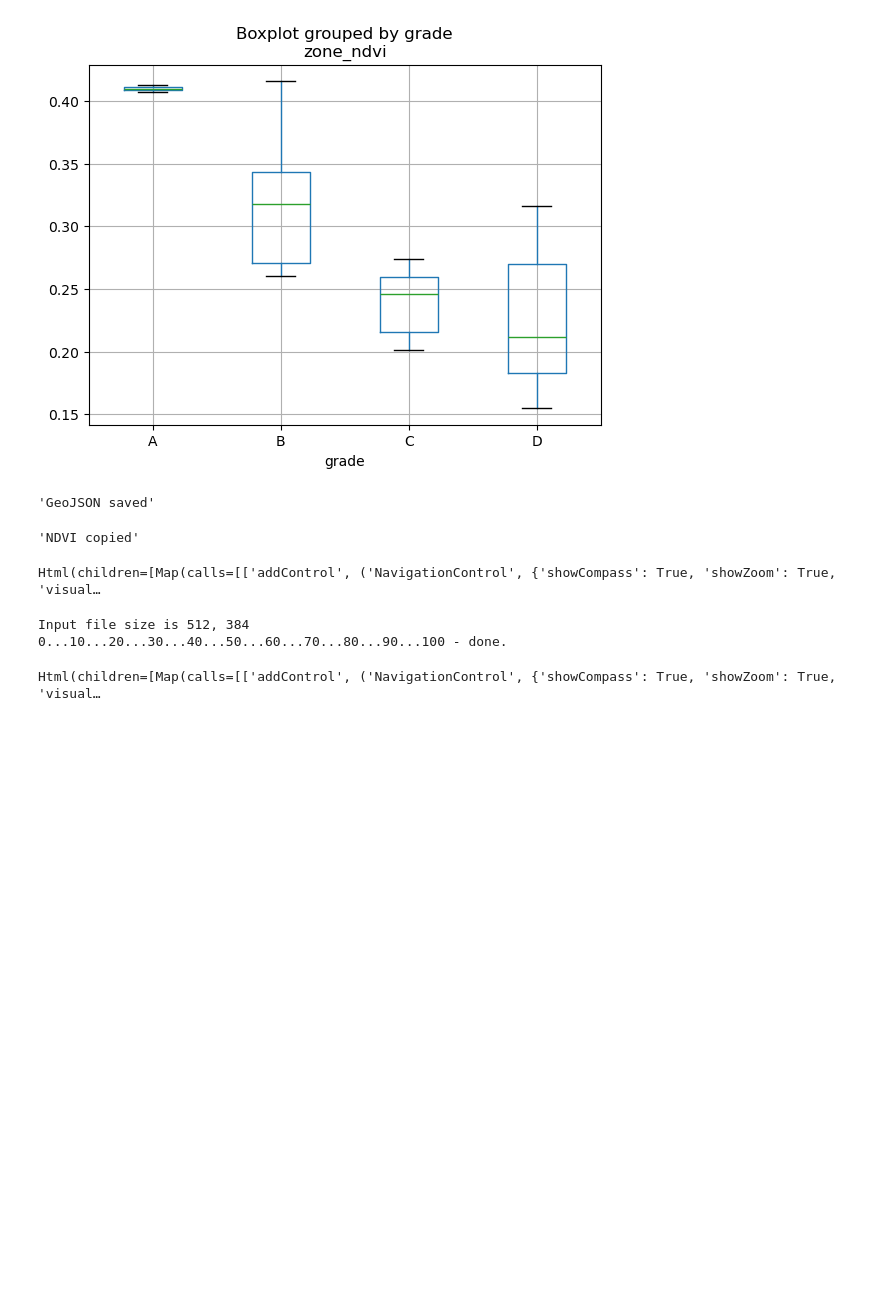
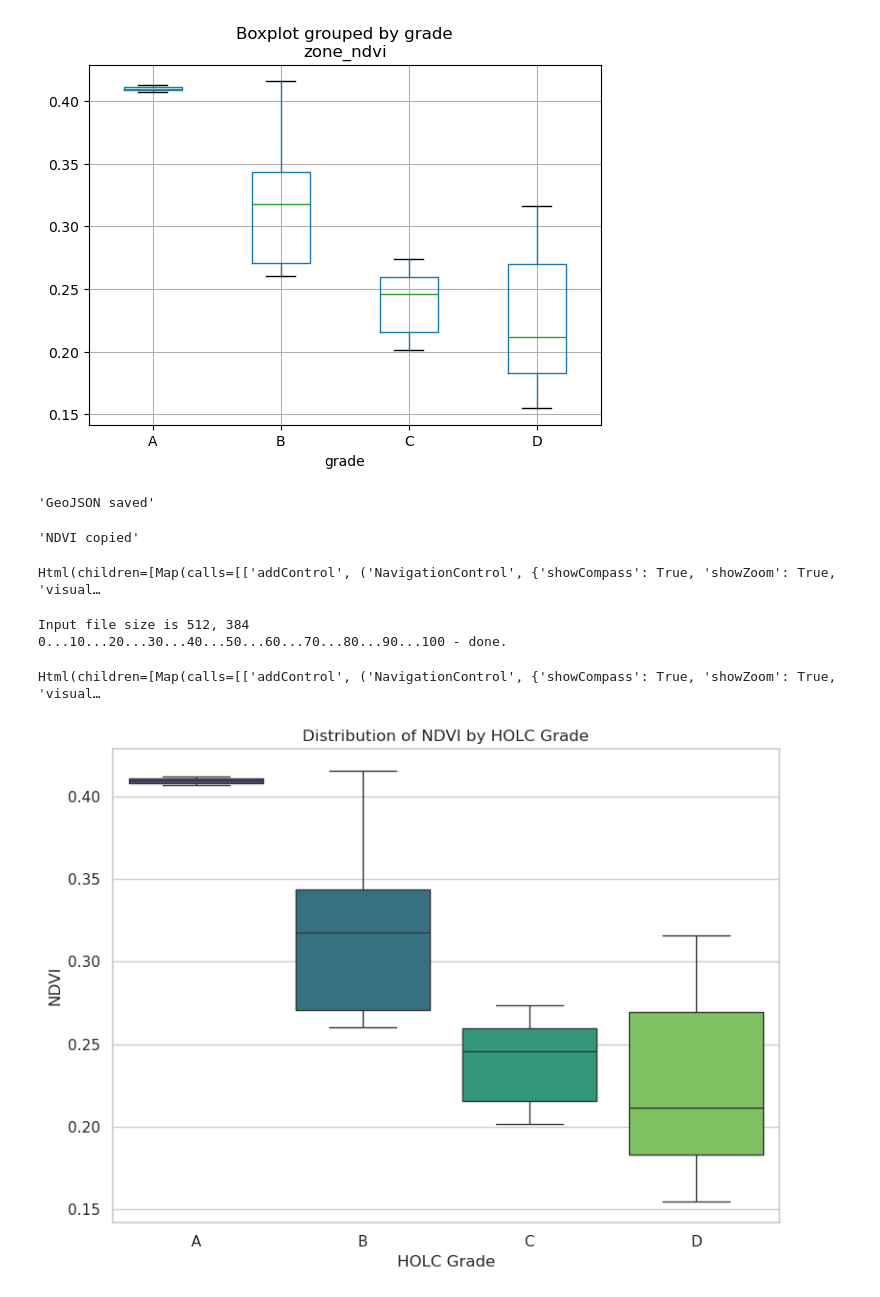
Before and after one commit to espm-157/Final-Luis, a Jupyter notebook: notebook.ipynb, the cells around one changed output. Cells and saved outputs as stored; diff of their text form; code cells hidden in the pictures; blank space fills up the shorter version.

```diff
--- a/notebook.ipynb
+++ b/notebook.ipynb
@@ -363,3 +491,18 @@ m.add_layer_control()
 m
 # %% [output]
 Html(children=[Map(calls=[['addControl', ('NavigationControl', {'showCompass': True, 'showZoom': True, 'visual…
+# %%
+import seaborn as sns
+import matplotlib.pyplot as plt
+
+sns.set(style="whitegrid")
+
+plt.figure(figsize=(8,6))
+sns.boxplot(data=fresno_stats, x="grade", y="zone_ndvi", palette="viridis")
+plt.title("Distribution of NDVI by HOLC Grade")
+plt.xlabel("HOLC Grade")
+plt.ylabel("NDVI")
+plt.tight_layout()
+plt.show()
+# %% [output]
+[figure, added]
```
Also changed, not shown: parts of 8 cells of this notebook, 1 other file.
